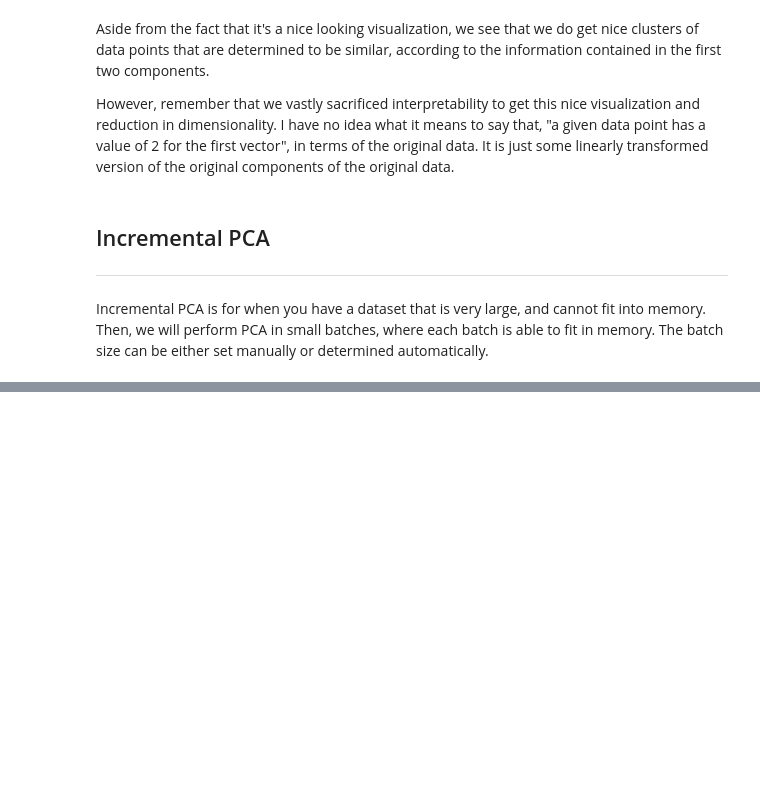
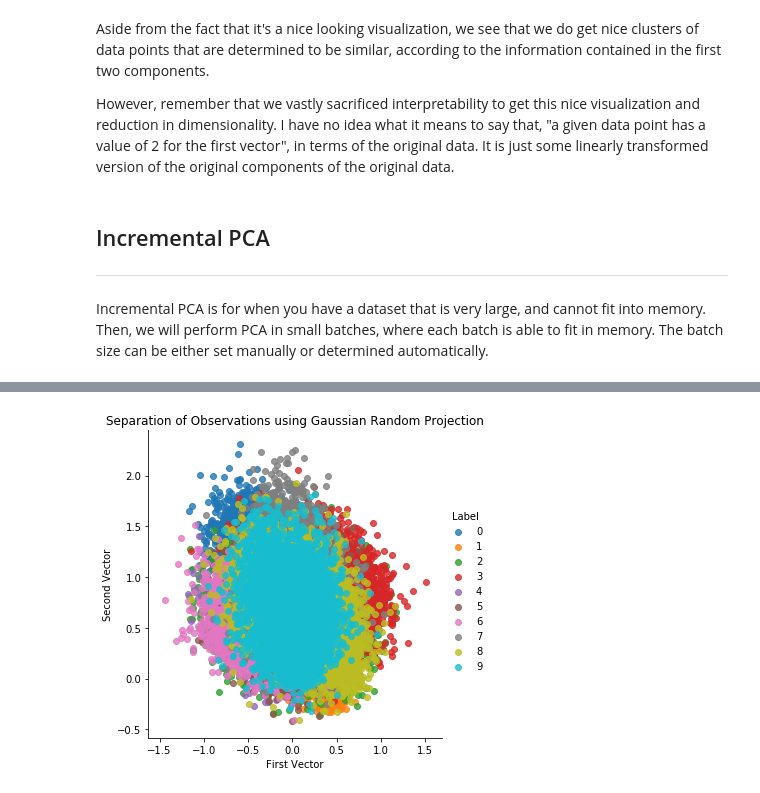
Before and after one commit to andrewhong5297/Unsupervised_Learning, a Jupyter notebook: A Tour of Dimensionality Reduction in Scikit-Learn.ipynb, the cells around one changed output, grey strips where cells are left out. Saved outputs shown, nothing was run; the diff lists cells and outputs as text; code cells hidden in the pictures; blank space fills up the shorter version.

```diff
--- a/A Tour of Dimensionality Reduction in Scikit-Learn.ipynb
+++ b/A Tour of Dimensionality Reduction in Scikit-Learn.ipynb
@@ -193,0 +218,15 @@ The PCA algorithm works by determining the eigenvectors for the matrix consistin
+# %%
+from sklearn.random_projection import GaussianRandomProjection
+
+n_components = 'auto'
+eps = 0.5
+random_state=42
+
+GRP = GaussianRandomProjection( n_components=n_components, eps=eps, random_state=random_state )
+
+X_train_GRP = pd.DataFrame(data = GRP.fit_transform(X_train),index=train_index)
+X_validation_GRP = pd.DataFrame(data=GRP.transform(X_validation), index=validation_index)
+
+scatterPlot(X_train_GRP, y_train, "Gaussian Random Projection")
+# %% [output]
+[figure, added]
```
Also changed, not shown: parts of 13 cells of this notebook.
